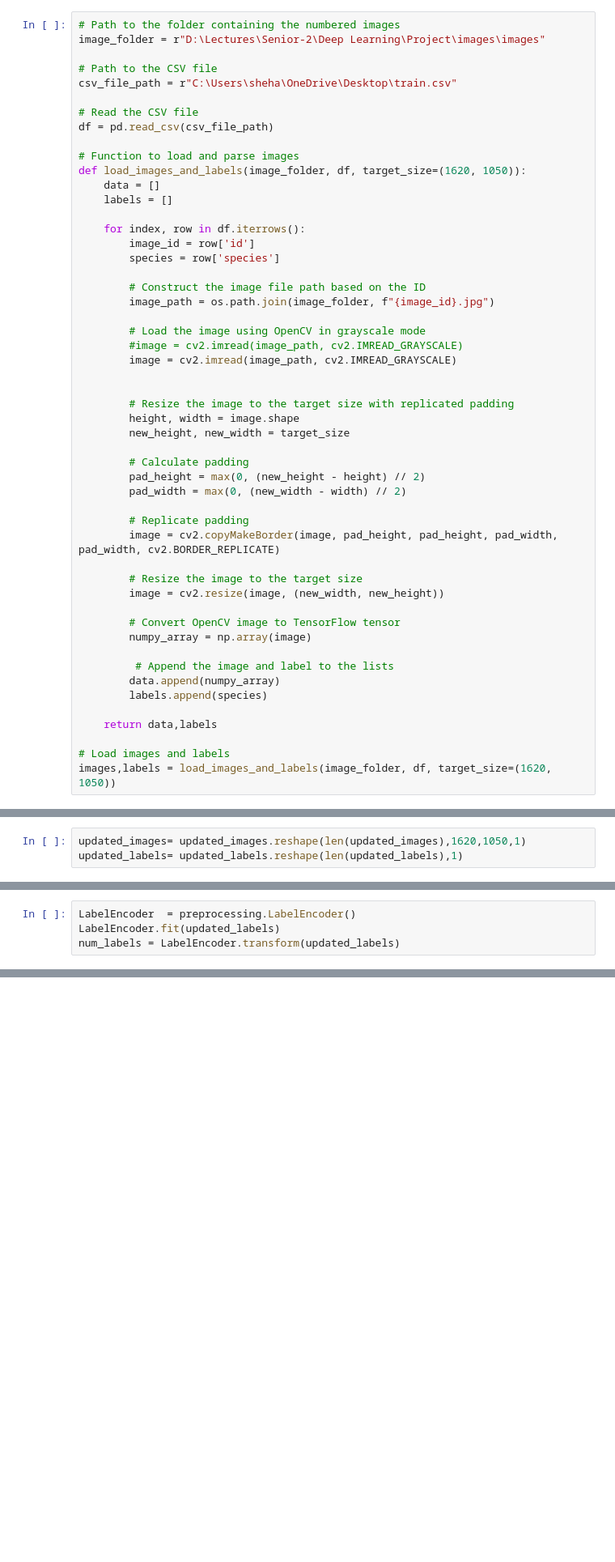
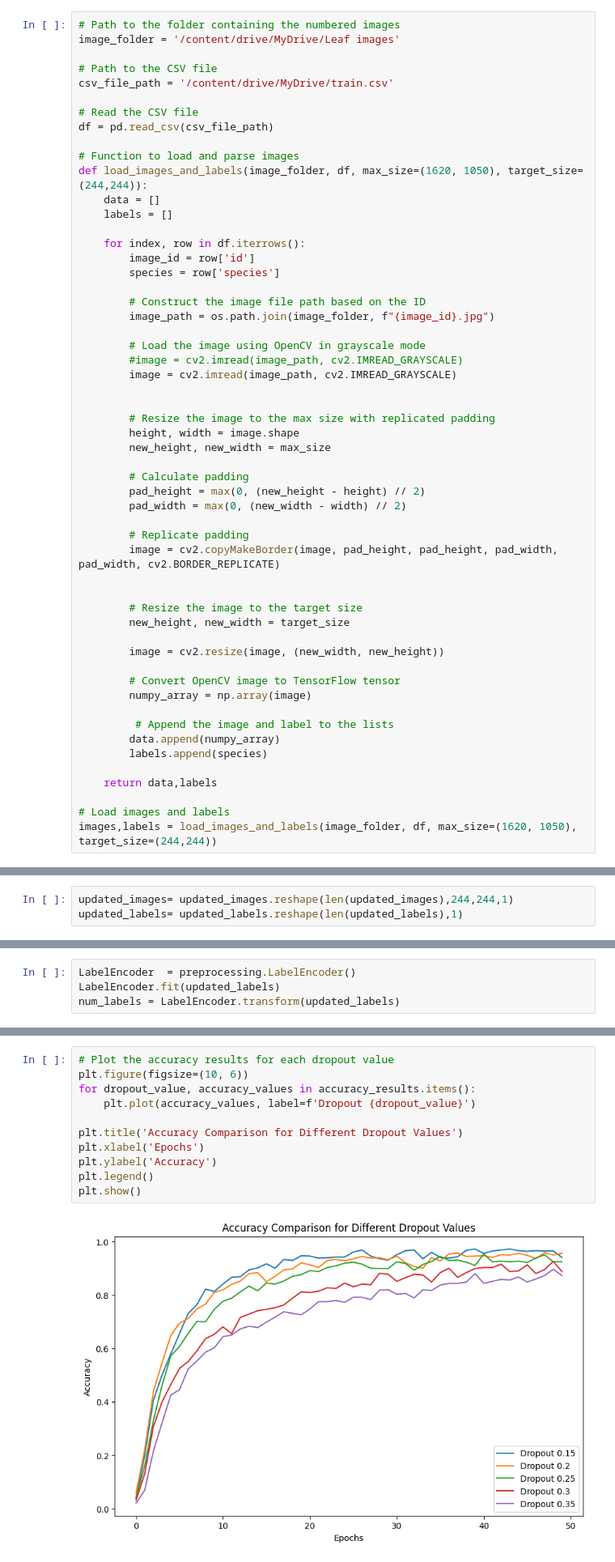
Before and after one commit to ShehabAdel99/Leaf-Classification, a Jupyter notebook: Optimizations/dropout.ipynb, the cells around one changed output, grey strips where cells are left out. Shown: that part at 81% size. Cells and saved outputs as stored; diff of their text form; blank space fills up the shorter version.

Commit message:
Dropout values accuracy comparison
Accuracy Comparison for Different dropout values:
- 0.15
- 0.2
- 0.25
- 0.3
- 0.35

```diff
--- a/Optimizations/dropout.ipynb
+++ b/Optimizations/dropout.ipynb
@@ -25,15 +64,15 @@ from tensorflow.keras.utils import to_categorical
 # %%
 # Path to the folder containing the numbered images
-image_folder = r"D:\Lectures\Senior-2\Deep Learning\Project\images\images"
+image_folder = '/content/drive/MyDrive/Leaf images'
 
 # Path to the CSV file
-csv_file_path = r"C:\Users\sheha\OneDrive\Desktop\train.csv"
+csv_file_path = '/content/drive/MyDrive/train.csv'
 
 # Read the CSV file
 df = pd.read_csv(csv_file_path)
 
 # Function to load and parse images
-def load_images_and_labels(image_folder, df, target_size=(1620, 1050)):
+def load_images_and_labels(image_folder, df, max_size=(1620, 1050), target_size=(244,244)):
     data = []
     labels = []
 
@@ -49,9 +88,9 @@ def load_images_and_labels(image_folder, df, target_size=(1620, 1050)):
         image = cv2.imread(image_path, cv2.IMREAD_GRAYSCALE)
 
 
-        # Resize the image to the target size with replicated padding
+        # Resize the image to the max size with replicated padding
         height, width = image.shape
-        new_height, new_width = target_size
+        new_height, new_width = max_size
 
         # Calculate padding
         pad_height = max(0, (new_height - height) // 2)
@@ -60,7 +99,10 @@ def load_images_and_labels(image_folder, df, target_size=(1620, 1050)):
         # Replicate padding
         image = cv2.copyMakeBorder(image, pad_height, pad_height, pad_width, pad_width, cv2.BORDER_REPLICATE)
 
+
         # Resize the image to the target size
+        new_height, new_width = target_size
+
         image = cv2.resize(image, (new_width, new_height))
 
         # Convert OpenCV image to TensorFlow tensor
@@ -73,7 +115,7 @@ def load_images_and_labels(image_folder, df, target_size=(1620, 1050)):
     return data,labels
 
 # Load images and labels
-images,labels = load_images_and_labels(image_folder, df, target_size=(1620, 1050))
+images,labels = load_images_and_labels(image_folder, df, max_size=(1620, 1050), target_size=(244,244))
 # %%
 updated_labels = np.array(labels)
 updated_images= np.array(images)
@@ -85,6 +127,6 @@ print(updated_labels.shape)
 (990,)
 # %%
-updated_images= updated_images.reshape(len(updated_images),1620,1050,1)
+updated_images= updated_images.reshape(len(updated_images),244,244,1)
 updated_labels= updated_labels.reshape(len(updated_labels),1)
 # %%
 print(updated_images.shape)
@@ -204,0 +224,13 @@ Epoch 8/8
+# %%
+# Plot the accuracy results for each dropout value
+plt.figure(figsize=(10, 6))
+for dropout_value, accuracy_values in accuracy_results.items():
+    plt.plot(accuracy_values, label=f'Dropout {dropout_value}')
+
+plt.title('Accuracy Comparison for Different Dropout Values')
+plt.xlabel('Epochs')
+plt.ylabel('Accuracy')
+plt.legend()
+plt.show()
+# %% [output]
+[figure, added]
```
Also changed, not shown: parts of 13 cells of this notebook.
